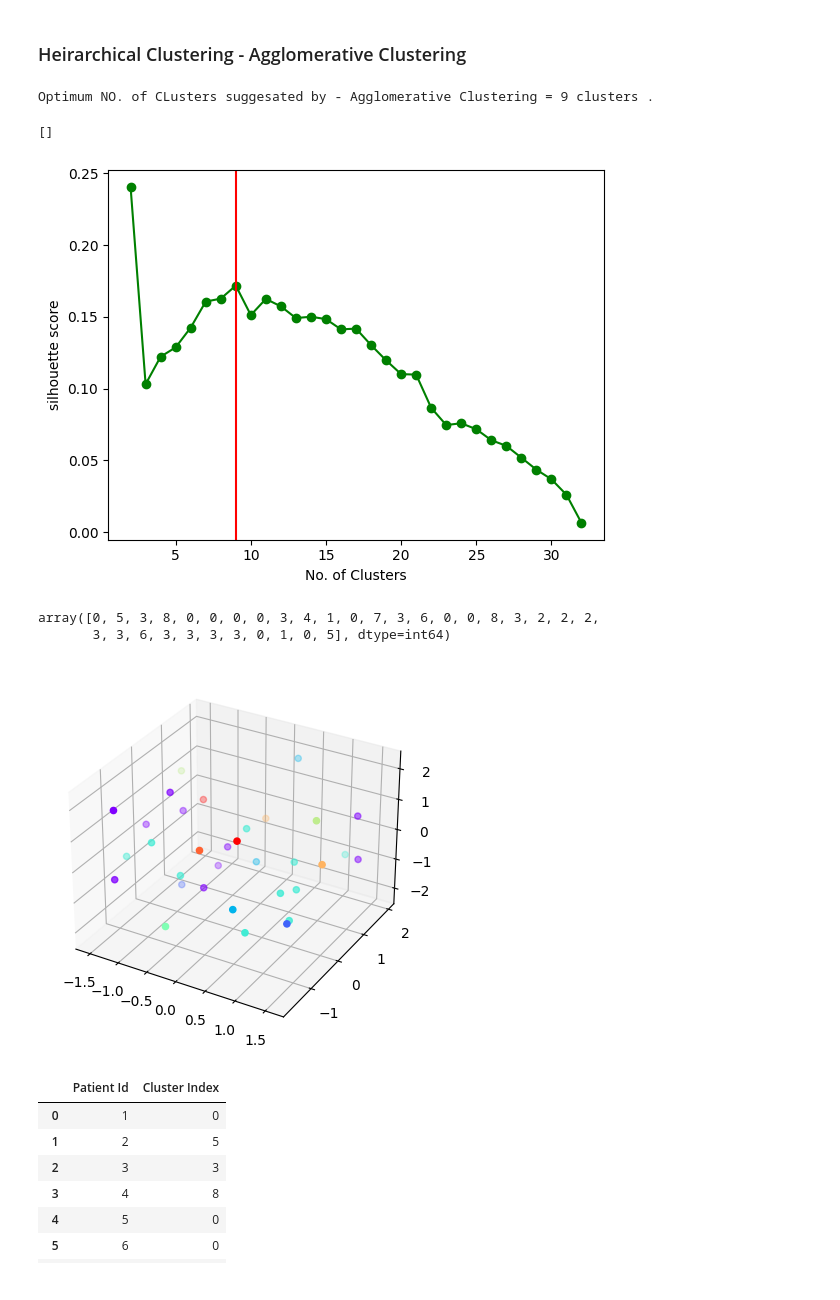
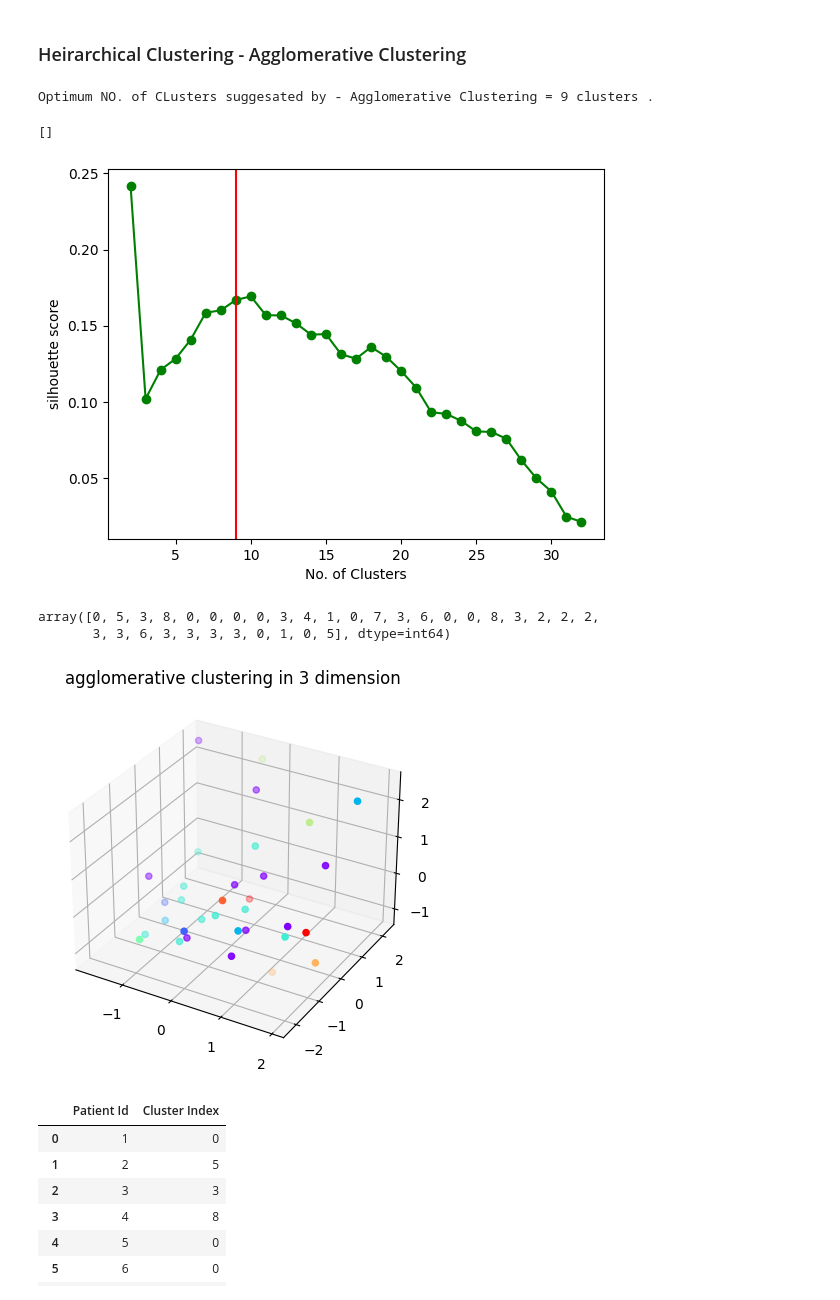
Before and after one commit to riziuzi/ASD_Unsupervised_Subgroup_Discovery, a Jupyter notebook: Ensemble.ipynb, the cells around one changed output. Drawn from its saved outputs; the diff is of its cells as text; code cells hidden in the pictures.

```diff
--- a/Ensemble.ipynb
+++ b/Ensemble.ipynb
@@ -33,3 +38,5 @@ print(data_fa.shape, data_ad.shape, data_md.shape, data_rd.shape , sep = "\n")
 '''
 # %% [output]
 '  \n What does this  data represent ?? \n\n for 1 patient (1 row ) => 50 cols (1st col =id )\n each col show fa content , ad conrent , md , red content types of diffusivity of brain cells water . \n\ ...
+# %%
+data_ad = data_ad.drop(['subid'] , axis=1)
@@ -36 +47,3 @@ print(data_fa.shape, data_ad.shape, data_md.shape, data_rd.shape , sep = "\n")
+# %%
+data_fa= data_fa.drop(['subid'] , axis=1)
 # %%
@@ -493,7 +510,7 @@ plt.plot()
 # %% [output]
 Optimum NO. of CLusters suggesated by - Agglomerative Clustering = 9 clusters .
 []
-[figure, old version]
+[figure, new version]
 # %%
 dendogram = AgglomerativeClustering(n_clusters = 9)
 pred_heir = dendogram.fit_predict(X)
@@ -505,25 +522,25 @@ array([0, 5, 3, 8, 0, 0, 0, 0, 3, 4, 1, 0, 7, 3, 6, 0, 0, 8, 3, 2, 2, 2,
 # %%
 # for 3 features
 
 '''  for 3 features  - feature extraction -PCA  '''
 from mpl_toolkits.mplot3d import Axes3D
 
 
 x_3 = x3[: , :1]
 y_3 = x3[: , 1:2]
 z_3 = x3[: , 2:]
 
 
 fig = plt.figure()
 ax = fig.add_subplot(111, projection='3d')
 colormap = plt.cm.get_cmap('rainbow', max(pred_heir) + 1)
 
 for i in range(max(pred_heir) + 1) :
     ax.scatter(x_3[pred_heir==i] , y_3[pred_heir==i] , z_3[pred_heir==i] , c=[colormap(i)] , label =f'Cluster{i}')
-
+ax.set_title("agglomerative clustering in 3 dimension")
 plt.show()
 # %% [output]
-[figure, old version]
+[figure, new version]
 # %%
 ''' Subgroups detected by Agglomerative (Heirarchichal Clustering = 9 '''
 
```
Also changed, not shown: parts of 17 cells of this notebook.
